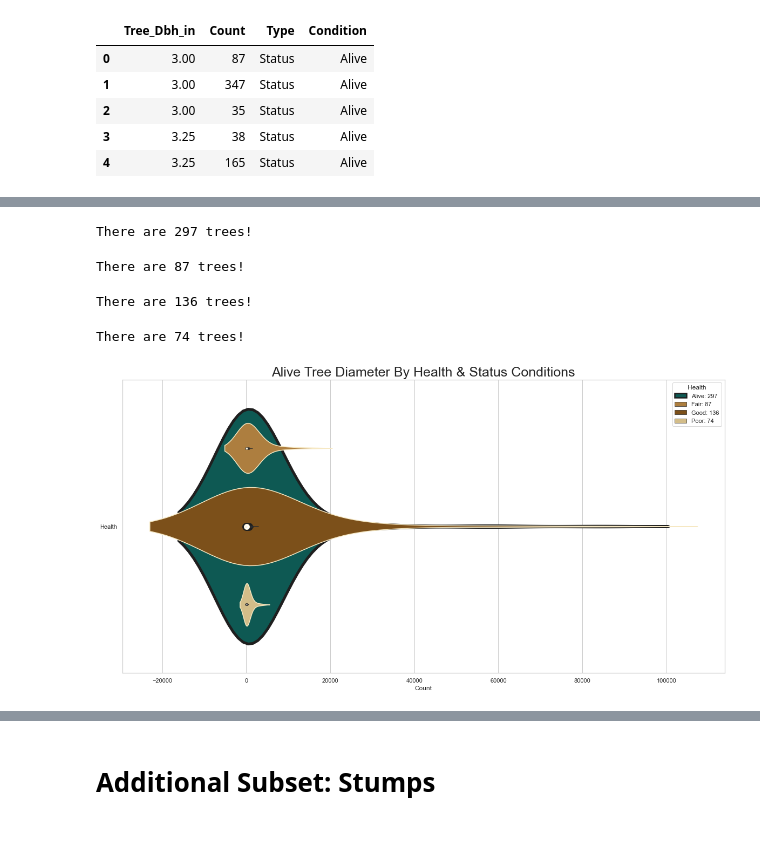
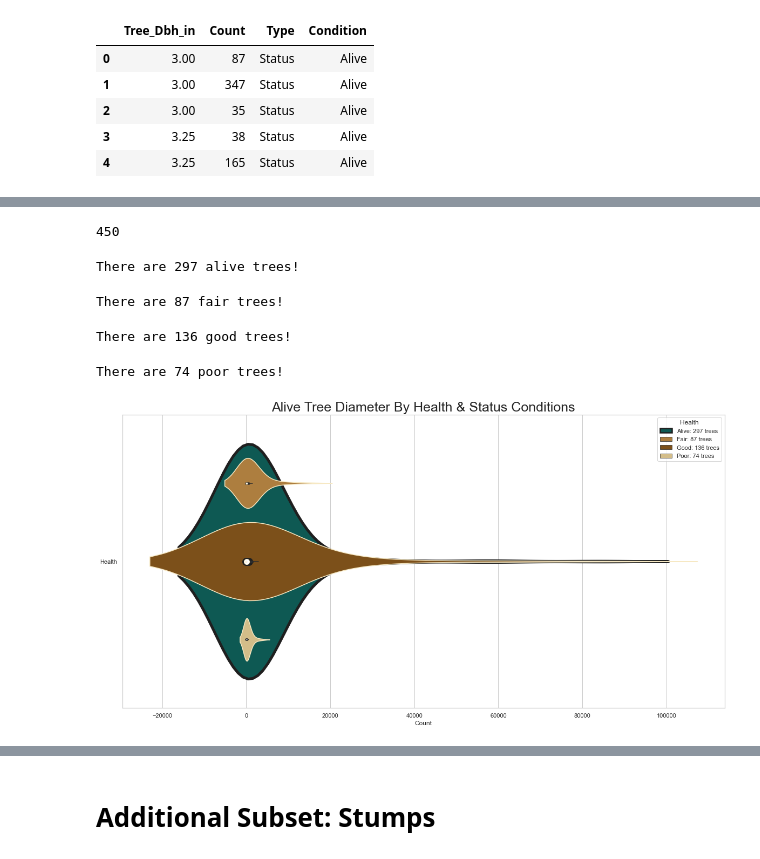
Before and after one commit to MarcellaHarr/ny_street-trees_2015, a Jupyter notebook: exploration-ny-street-trees.ipynb, the cells around one changed output, grey strips where cells are left out. Saved outputs shown, nothing was run; the diff lists cells and outputs as text; code cells hidden in the pictures.

```diff
--- a/exploration-ny-street-trees.ipynb
+++ b/exploration-ny-street-trees.ipynb
@@ -993,31 +986,39 @@ tree.tail()
+# %%
+# Filter alive trees
+
+treeDF = tree.groupby('Tree_Dbh_in')['Condition'].value_counts()
+# pd.DataFrame(treeDF)
+len(treeDF)
+# %% [output]
+450
 # %%
 # All alive
 
 alve = sum(tree['Condition'] == 'Alive')
-print(f'There are {alve} trees!')
+print(f'There are {alve} alive trees!')
 # %% [output]
-There are 297 trees!
+There are 297 alive trees!
 # %%
 # All fair
 
 fair = sum(tree['Condition'] == 'Fair')
-print(f'There are {fair} trees!')
+print(f'There are {fair} fair trees!')
 # %% [output]
-There are 87 trees!
+There are 87 fair trees!
 # %%
 # All good
 
 good = sum(tree['Condition'] == 'Good')
-print(f'There are {good} trees!')
+print(f'There are {good} good trees!')
 # %% [output]
-There are 136 trees!
+There are 136 good trees!
 # %%
 # All poor
 
 poor = sum(tree['Condition'] == 'Poor')
-print(f'There are {poor} trees!')
+print(f'There are {poor} poor trees!')
 # %% [output]
-There are 74 trees!
+There are 74 poor trees!
 # %%
 # Visualize alive trees
 
@@ -1039,35 +1040,35 @@ sns.violinplot(data = tree[tree['Condition'] == 'Alive'],
 
 sns.violinplot(data = tree[tree['Condition'] != 'Alive'],
                x = 'Count',
                y = 'Type',
                hue = 'Condition',
                size = 'Count',
                palette = ['#bf812d',
                           '#8c510a',
                           '#dfc27d'],
                bw = 1,
                scale = 'count',
                ax=ax)
 
 
 # Customize fig
 plt.setp(ax.collections[1:-1], edgecolor="#f6e8c3")
 ax.set_xlabel('Count')
 ax.set_ylabel('')
 ax.legend(title ='Health',
           handles = ax.legend_.legendHandles,
-          labels = [f'Alive: {alve}',
-                    f'Fair: {fair}',
-                    f'Good: {good}',
-                    f'Poor: {poor}'])
+          labels = [f'Alive: {alve} trees',
+                    f'Fair: {fair} trees',
+                    f'Good: {good} trees',
+                    f'Poor: {poor} trees'])
 ax.set_title('Alive Tree Diameter By Health & Status Conditions',
             fontsize = 25)
 
 # Save fig
 plt.savefig(r'D:\repos\github\ny_street-trees_2015\src\img\Alive_Tree_Diameter_By_Health-Status_Conditions.png',
             facecolor="white")
 
 # Plot fig
 plt.show()
 # %% [output]
-[figure, old version]
+[figure, new version]
```
Also changed, not shown: parts of 17 cells of this notebook, 2 other files.
